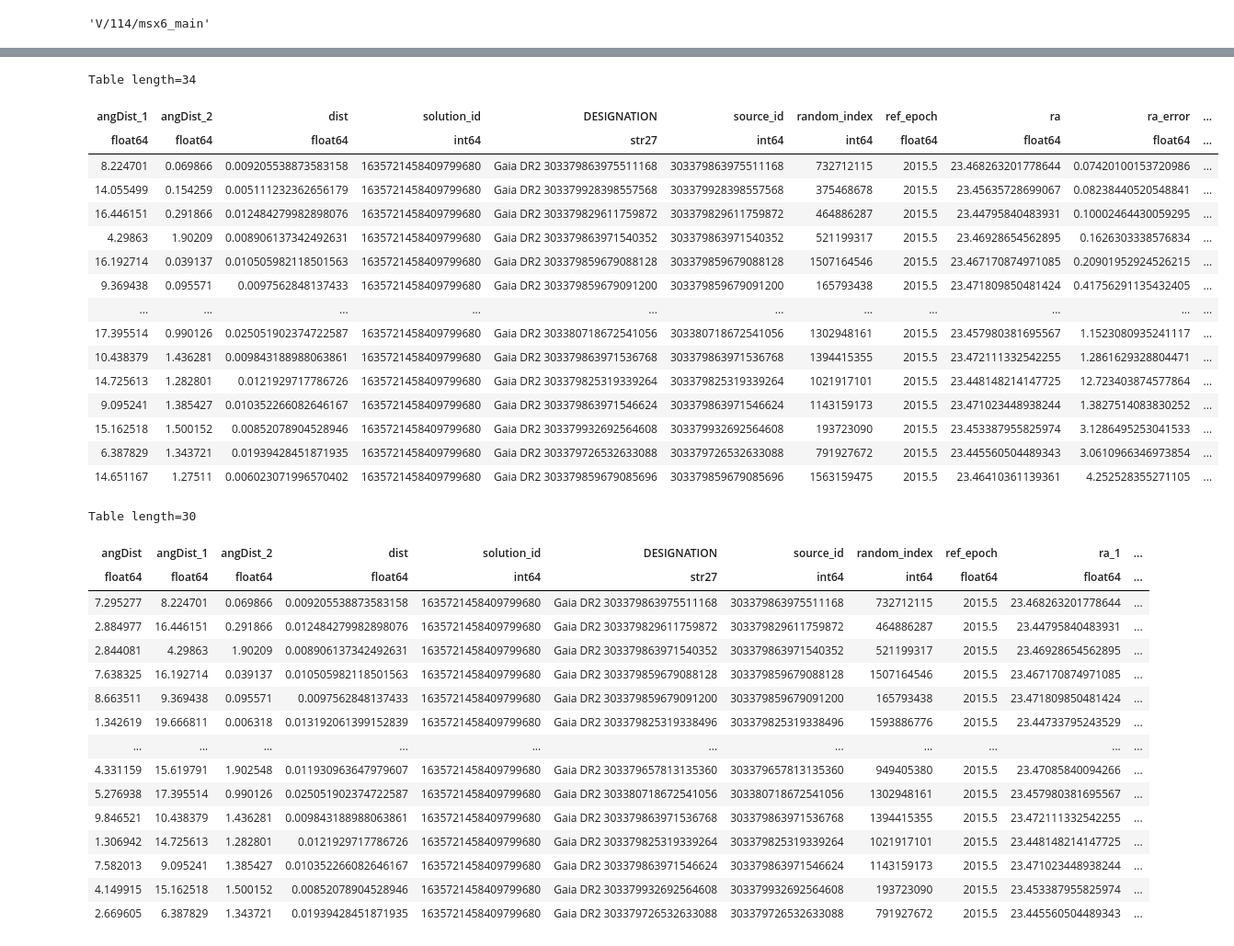
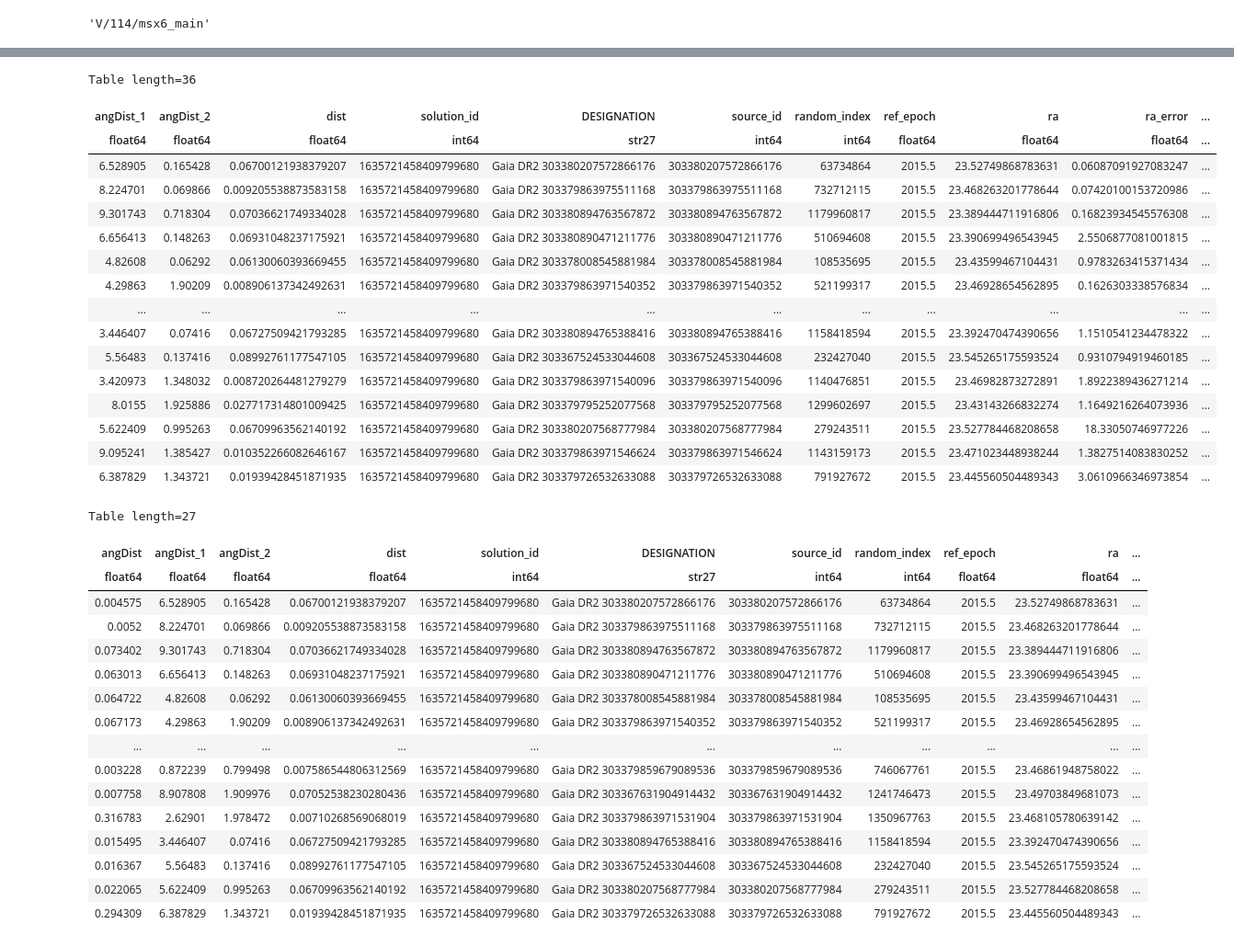
Before and after one commit to AstroTaffer/MEN-681301-OAM, a Jupyter notebook: zwicky1.ipynb, the cells around one changed output, grey strips where cells are left out. Shown at 92% size. Saved outputs shown, nothing was run; the diff lists cells and outputs as text; code cells hidden in the pictures.

```diff
--- a/zwicky1.ipynb
+++ b/zwicky1.ipynb
@@ -14,8 +14,8 @@ rcParams['mathtext.fontset'] = 'cm'
 plt.rc('axes', unicode_minus=False)
 # %%
 coord = SkyCoord("01h33m50.8965749232s +30d39m36.630403128s", frame='icrs')
-width = u.Quantity(3, u.arcmin)
-height = u.Quantity(3, u.arcmin)
+width = u.Quantity(10, u.arcmin)
+height = u.Quantity(10, u.arcmin)
 r = Gaia.query_object_async(coordinate=coord, width=width, height=height)
 # %% [output]
 INFO: Query finished. [astroquery.utils.tap.core]
@@ -114,42 +115,42 @@ Table length=172
 # %%
-match2 = XMatch.query(cat1=match1, cat2=f'vizier:{cats[1]}', max_distance=20 * u.arcsec, colRA1='ra', colDec1='dec')
+match2 = XMatch.query(cat1=match1, cat2=f'vizier:{cats[1]}', max_distance=10 * u.arcsec, colRA1='ra', colDec1='dec')
 match2
 # %% [output]
-Table length=34
+Table length=36
 | angDist_1 | angDist_2 | dist | solution_id | DESIGNATION | source_id | random_index | ref_epoch | ra | ra_error | ... |
 | float64 | float64 | float64 | int64 | str27 | int64 | int64 | float64 | float64 | float64 | ... |
+| 6.528905 | 0.165428 | 0.06700121938379207 | 1635721458409799680 | Gaia DR2 303380207572866176 | 303380207572866176 | 63734864 | 2015.5 | 23.52749868783631 | 0.06087091927083247 | ... |
 | 8.224701 | 0.069866 | 0.009205538873583158 | 1635721458409799680 | Gaia DR2 303379863975511168 | 303379863975511168 | 732712115 | 2015.5 | 23.468263201778644 | 0.07420100153720986 | ... |
-| 14.055499 | 0.154259 | 0.005111232362656179 | 1635721458409799680 | Gaia DR2 303379928398557568 | 303379928398557568 | 375468678 | 2015.5 | 23.45635728699067 | 0.08238440520548841 | ... |
-| 16.446151 | 0.291866 | 0.012484279982898076 | 1635721458409799680 | Gaia DR2 303379829611759872 | 303379829611759872 | 464886287 | 2015.5 | 23.44795840483931 | 0.10002464430059295 | ... |
+| 9.301743 | 0.718304 | 0.07036621749334028 | 1635721458409799680 | Gaia DR2 303380894763567872 | 303380894763567872 | 1179960817 | 2015.5 | 23.389444711916806 | 0.16823934545576308 | ... |
+| 6.656413 | 0.148263 | 0.06931048237175921 | 1635721458409799680 | Gaia DR2 303380890471211776 | 303380890471211776 | 510694608 | 2015.5 | 23.390699496543945 | 2.5506877081001815 | ... |
+| 4.82608 | 0.06292 | 0.06130060393669455 | 1635721458409799680 | Gaia DR2 303378008545881984 | 303378008545881984 | 108535695 | 2015.5 | 23.43599467104431 | 0.9783263415371434 | ... |
 | 4.29863 | 1.90209 | 0.008906137342492631 | 1635721458409799680 | Gaia DR2 303379863971540352 | 303379863971540352 | 521199317 | 2015.5 | 23.46928654562895 | 0.1626303338576834 | ... |
-| 16.192714 | 0.039137 | 0.010505982118501563 | 1635721458409799680 | Gaia DR2 303379859679088128 | 303379859679088128 | 1507164546 | 2015.5 | 23.467170874971085 | 0.20901952924526215 | ... |
-| 9.369438 | 0.095571 | 0.0097562848137433 | 1635721458409799680 | Gaia DR2 303379859679091200 | 303379859679091200 | 165793438 | 2015.5 | 23.471809850481424 | 0.41756291135432405 | ... |
 | ... | ... | ... | ... | ... | ... | ... | ... | ... | ... | ... |
-| 17.395514 | 0.990126 | 0.025051902374722587 | 1635721458409799680 | Gaia DR2 303380718672541056 | 303380718672541056 | 1302948161 | 2015.5 | 23.457980381695567 | 1.1523080935241117 | ... |
-| 10.438379 | 1.436281 | 0.009843188988063861 | 1635721458409799680 | Gaia DR2 303379863971536768 | 303379863971536768 | 1394415355 | 2015.5 | 23.472111332542255 | 1.2861629328804471 | ... |
-| 14.725613 | 1.282801 | 0.0121929717786726 | 1635721458409799680 | Gaia DR2 303379825319339264 | 303379825319339264 | 1021917101 | 2015.5 | 23.448148214147725 | 12.723403874577864 | ... |
+| 3.446407 | 0.07416 | 0.06727509421793285 | 1635721458409799680 | Gaia DR2 303380894765388416 | 303380894765388416 | 1158418594 | 2015.5 | 23.392470474390656 | 1.1510541234478322 | ... |
+| 5.56483 | 0.137416 | 0.08992761177547105 | 1635721458409799680 | Gaia DR2 303367524533044608 | 303367524533044608 | 232427040 | 2015.5 | 23.545265175593524 | 0.9310794919460185 | ... |
+| 3.420973 | 1.348032 | 0.008720264481279279 | 1635721458409799680 | Gaia DR2 303379863971540096 | 303379863971540096 | 1140476851 | 2015.5 | 23.46982873272891 | 1.8922389436271214 | ... |
+| 8.0155 | 1.925886 | 0.027717314801009425 | 1635721458409799680 | Gaia DR2 303379795252077568 | 303379795252077568 | 1299602697 | 2015.5 | 23.43143266832274 | 1.1649216264073936 | ... |
+| 5.622409 | 0.995263 | 0.06709963562140192 | 1635721458409799680 | Gaia DR2 303380207568777984 | 303380207568777984 | 279243511 | 2015.5 | 23.527784468208658 | 18.33050746977226 | ... |
 | 9.095241 | 1.385427 | 0.010352266082646167 | 1635721458409799680 | Gaia DR2 303379863971546624 | 303379863971546624 | 1143159173 | 2015.5 | 23.471023448938244 | 1.3827514083830252 | ... |
-| 15.162518 | 1.500152 | 0.00852078904528946 | 1635721458409799680 | Gaia DR2 303379932692564608 | 303379932692564608 | 193723090 | 2015.5 | 23.453387955825974 | 3.1286495253041533 | ... |
 | 6.387829 | 1.343721 | 0.01939428451871935 | 1635721458409799680 | Gaia DR2 303379726532633088 | 303379726532633088 | 791927672 | 2015.5 | 23.445560504489343 | 3.0610966346973854 | ... |
-| 14.651167 | 1.27511 | 0.006023071996570402 | 1635721458409799680 | Gaia DR2 303379859679085696 | 303379859679085696 | 1563159475 | 2015.5 | 23.46410361139361 | 4.252528355271105 | ... |
 # %%
-match3 = XMatch.query(cat1=match2, cat2=f'vizier:{cats[2]}', max_distance=10 * u.arcsec, colRA1='ra', colDec1='dec')
+match3 = XMatch.query(cat1=match2, cat2=f'vizier:{cats[3]}', max_distance=0.5 * u.arcsec, colRA1='ra', colDec1='dec')
 match3
 # %% [output]
-Table length=30
+Table length=27
-| angDist | angDist_1 | angDist_2 | dist | solution_id | DESIGNATION | source_id | random_index | ref_epoch | ra_1 | ... |
+| angDist | angDist_1 | angDist_2 | dist | solution_id | DESIGNATION | source_id | random_index | ref_epoch | ra | ... |
 | float64 | float64 | float64 | float64 | int64 | str27 | int64 | int64 | float64 | float64 | ... |
-| 7.295277 | 8.224701 | 0.069866 | 0.009205538873583158 | 1635721458409799680 | Gaia DR2 303379863975511168 | 303379863975511168 | 732712115 | 2015.5 | 23.468263201778644 | ... |
-| 2.884977 | 16.446151 | 0.291866 | 0.012484279982898076 | 1635721458409799680 | Gaia DR2 303379829611759872 | 303379829611759872 | 464886287 | 2015.5 | 23.44795840483931 | ... |
-| 2.844081 | 4.29863 | 1.90209 | 0.008906137342492631 | 1635721458409799680 | Gaia DR2 303379863971540352 | 303379863971540352 | 521199317 | 2015.5 | 23.46928654562895 | ... |
-| 7.638325 | 16.192714 | 0.039137 | 0.010505982118501563 | 1635721458409799680 | Gaia DR2 303379859679088128 | 303379859679088128 | 1507164546 | 2015.5 | 23.467170874971085 | ... |
-| 8.663511 | 9.369438 | 0.095571 | 0.0097562848137433 | 1635721458409799680 | Gaia DR2 303379859679091200 | 303379859679091200 | 165793438 | 2015.5 | 23.471809850481424 | ... |
-| 1.342619 | 19.666811 | 0.006318 | 0.013192061399152839 | 1635721458409799680 | Gaia DR2 303379825319338496 | 303379825319338496 | 1593886776 | 2015.5 | 23.44733795243529 | ... |
+| 0.004575 | 6.528905 | 0.165428 | 0.06700121938379207 | 1635721458409799680 | Gaia DR2 303380207572866176 | 303380207572866176 | 63734864 | 2015.5 | 23.52749868783631 | ... |
+| 0.0052 | 8.224701 | 0.069866 | 0.009205538873583158 | 1635721458409799680 | Gaia DR2 303379863975511168 | 303379863975511168 | 732712115 | 2015.5 | 23.468263201778644 | ... |
+| 0.073402 | 9.301743 | 0.718304 | 0.07036621749334028 | 1635721458409799680 | Gaia DR2 303380894763567872 | 303380894763567872 | 1179960817 | 2015.5 | 23.389444711916806 | ... |
+| 0.063013 | 6.656413 | 0.148263 | 0.06931048237175921 | 1635721458409799680 | Gaia DR2 303380890471211776 | 303380890471211776 | 510694608 | 2015.5 | 23.390699496543945 | ... |
+| 0.064722 | 4.82608 | 0.06292 | 0.06130060393669455 | 1635721458409799680 | Gaia DR2 303378008545881984 | 303378008545881984 | 108535695 | 2015.5 | 23.43599467104431 | ... |
+| 0.067173 | 4.29863 | 1.90209 | 0.008906137342492631 | 1635721458409799680 | Gaia DR2 303379863971540352 | 303379863971540352 | 521199317 | 2015.5 | 23.46928654562895 | ... |
 | ... | ... | ... | ... | ... | ... | ... | ... | ... | ... | ... |
-| 4.331159 | 15.619791 | 1.902548 | 0.011930963647979607 | 1635721458409799680 | Gaia DR2 303379657813135360 | 303379657813135360 | 949405380 | 2015.5 | 23.47085840094266 | ... |
-| 5.276938 | 17.395514 | 0.990126 | 0.025051902374722587 | 1635721458409799680 | Gaia DR2 303380718672541056 | 303380718672541056 | 1302948161 | 2015.5 | 23.457980381695567 | ... |
-| 9.846521 | 10.438379 | 1.436281 | 0.009843188988063861 | 1635721458409799680 | Gaia DR2 303379863971536768 | 303379863971536768 | 1394415355 | 2015.5 | 23.472111332542255 | ... |
-| 1.306942 | 14.725613 | 1.282801 | 0.0121929717786726 | 1635721458409799680 | Gaia DR2 303379825319339264 | 303379825319339264 | 1021917101 | 2015.5 | 23.448148214147725 | ... |
-| 7.582013 | 9.095241 | 1.385427 | 0.010352266082646167 | 1635721458409799680 | Gaia DR2 303379863971546624 | 303379863971546624 | 1143159173 | 2015.5 | 23.471023448938244 | ... |
-| 4.149915 | 15.162518 | 1.500152 | 0.00852078904528946 | 1635721458409799680 | Gaia DR2 303379932692564608 | 303379932692564608 | 193723090 | 2015.5 | 23.453387955825974 | ... |
-| 2.669605 | 6.387829 | 1.343721 | 0.01939428451871935 | 1635721458409799680 | Gaia DR2 303379726532633088 | 303379726532633088 | 791927672 | 2015.5 | 23.445560504489343 | ... |
+| 0.003228 | 0.872239 | 0.799498 | 0.007586544806312569 | 1635721458409799680 | Gaia DR2 303379859679089536 | 303379859679089536 | 746067761 | 2015.5 | 23.46861948758022 | ... |
+| 0.007758 | 8.907808 | 1.909976 | 0.07052538230280436 | 1635721458409799680 | Gaia DR2 303367631904914432 | 303367631904914432 | 1241746473 | 2015.5 | 23.49703849681073 | ... |
+| 0.316783 | 2.62901 | 1.978472 | 0.00710268569068019 | 1635721458409799680 | Gaia DR2 303379863971531904 | 303379863971531904 | 1350967763 | 2015.5 | 23.468105780639142 | ... |
+| 0.015495 | 3.446407 | 0.07416 | 0.06727509421793285 | 1635721458409799680 | Gaia DR2 303380894765388416 | 303380894765388416 | 1158418594 | 2015.5 | 23.392470474390656 | ... |
+| 0.016367 | 5.56483 | 0.137416 | 0.08992761177547105 | 1635721458409799680 | Gaia DR2 303367524533044608 | 303367524533044608 | 232427040 | 2015.5 | 23.545265175593524 | ... |
+| 0.022065 | 5.622409 | 0.995263 | 0.06709963562140192 | 1635721458409799680 | Gaia DR2 303380207568777984 | 303380207568777984 | 279243511 | 2015.5 | 23.527784468208658 | ... |
+| 0.294309 | 6.387829 | 1.343721 | 0.01939428451871935 | 1635721458409799680 | Gaia DR2 303379726532633088 | 303379726532633088 | 791927672 | 2015.5 | 23.445560504489343 | ... |
```
Also changed, not shown: parts of 9 cells of this notebook.
